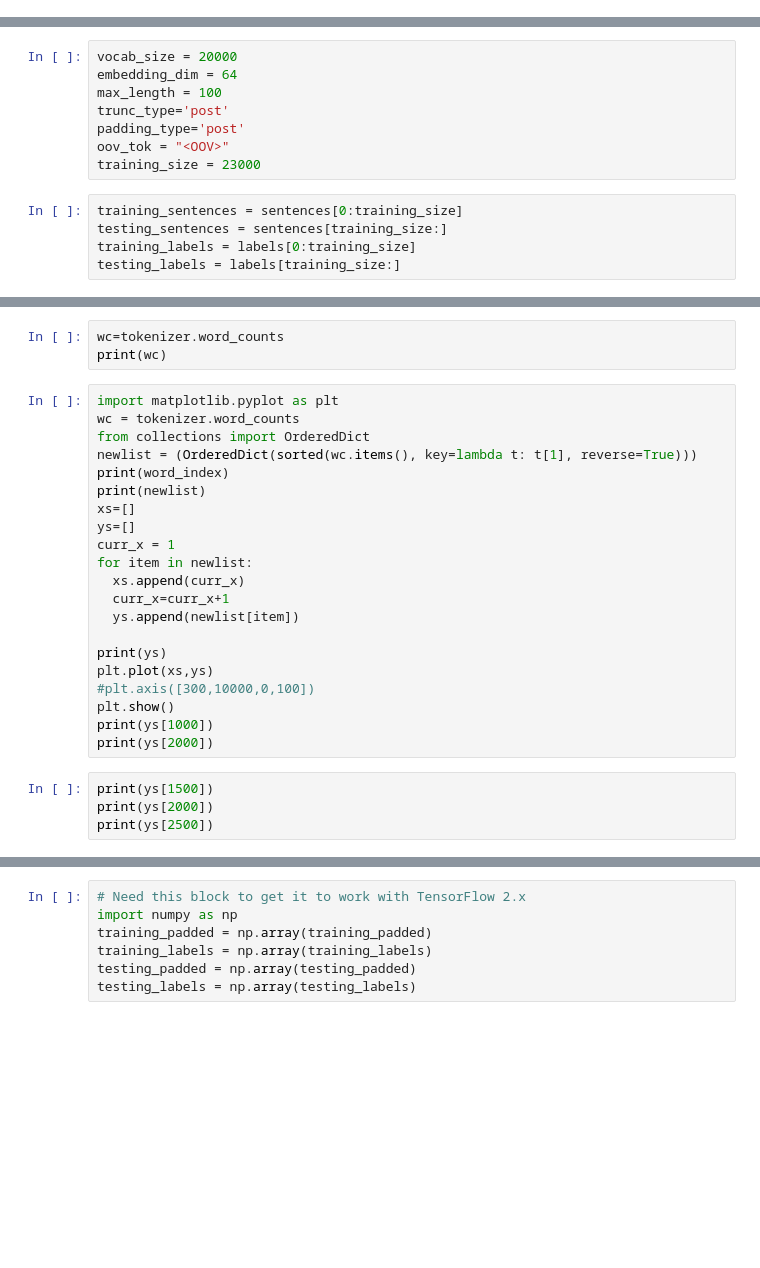
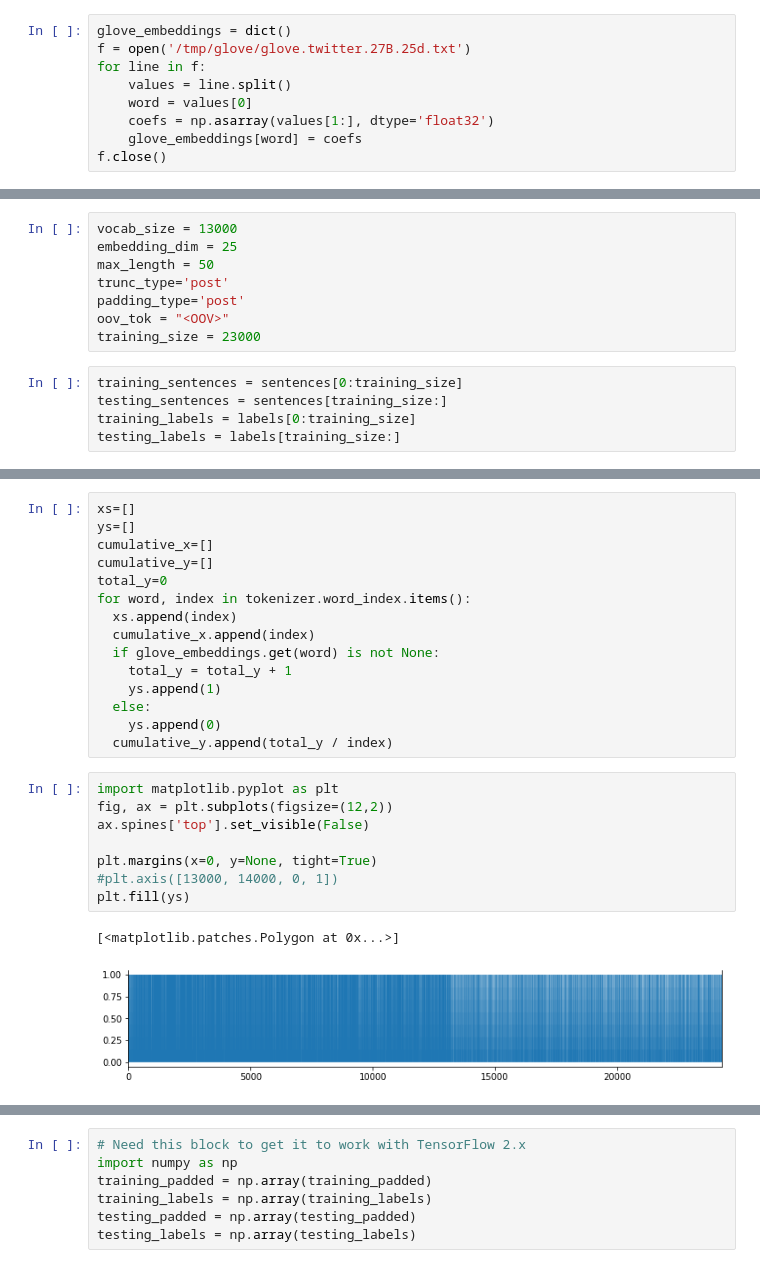
Before and after one commit to lmoroney/tfbook, a Jupyter notebook: chapter7/sarcasm_glove.ipynb, the cells around one changed output, grey strips where cells are left out. Saved outputs shown, nothing was run; the diff lists cells and outputs as text; blank space fills up the shorter version.

```diff
--- a/chapter7/sarcasm_glove.ipynb
+++ b/chapter7/sarcasm_glove.ipynb
@@ -50,0 +90,9 @@ table = str.maketrans('', '', string.punctuation)
+# %%
+glove_embeddings = dict()
+f = open('/tmp/glove/glove.twitter.27B.25d.txt')
+for line in f:
+    values = line.split()
+    word = values[0]
+    coefs = np.asarray(values[1:], dtype='float32')
+    glove_embeddings[word] = coefs
+f.close()
@@ -96,7 +132,7 @@ print(newys[26000])
 # %%
-vocab_size = 20000
-embedding_dim = 64
-max_length = 100
+vocab_size = 13000
+embedding_dim = 25
+max_length = 50
 trunc_type='post'
 padding_type='post'
 oov_tok = "<OOV>"
@@ -120,28 +158,26 @@ testing_padded = pad_sequences(testing_sequences, maxlen=max_length, padding=pad
-# %%
-wc=tokenizer.word_counts
-print(wc)
-# %%
-import matplotlib.pyplot as plt
-wc = tokenizer.word_counts
-from collections import OrderedDict
-newlist = (OrderedDict(sorted(wc.items(), key=lambda t: t[1], reverse=True)))
-print(word_index)
-print(newlist)
-xs=[]
-ys=[]
-curr_x = 1
-for item in newlist:
-  xs.append(curr_x)
-  curr_x=curr_x+1
-  ys.append(newlist[item])
-
-print(ys)
-plt.plot(xs,ys)
-#plt.axis([300,10000,0,100])
-plt.show()
-print(ys[1000])
-print(ys[2000])
-# %%
-print(ys[1500])
-print(ys[2000])
-print(ys[2500])
+# %%
+xs=[]
+ys=[]
+cumulative_x=[]
+cumulative_y=[]
+total_y=0
+for word, index in tokenizer.word_index.items():
+  xs.append(index)
+  cumulative_x.append(index)
+  if glove_embeddings.get(word) is not None:
+    total_y = total_y + 1
+    ys.append(1)
+  else:
+    ys.append(0)
+  cumulative_y.append(total_y / index)
+# %%
+import matplotlib.pyplot as plt
+fig, ax = plt.subplots(figsize=(12,2))
+ax.spines['top'].set_visible(False)
+
+plt.margins(x=0, y=None, tight=True)
+#plt.axis([13000, 14000, 0, 1])
+plt.fill(ys)
+# %% [output]
+[<matplotlib.patches.Polygon at 0x...>]
+[figure, added]
```
Also changed, not shown: parts of 19 cells of this notebook.
